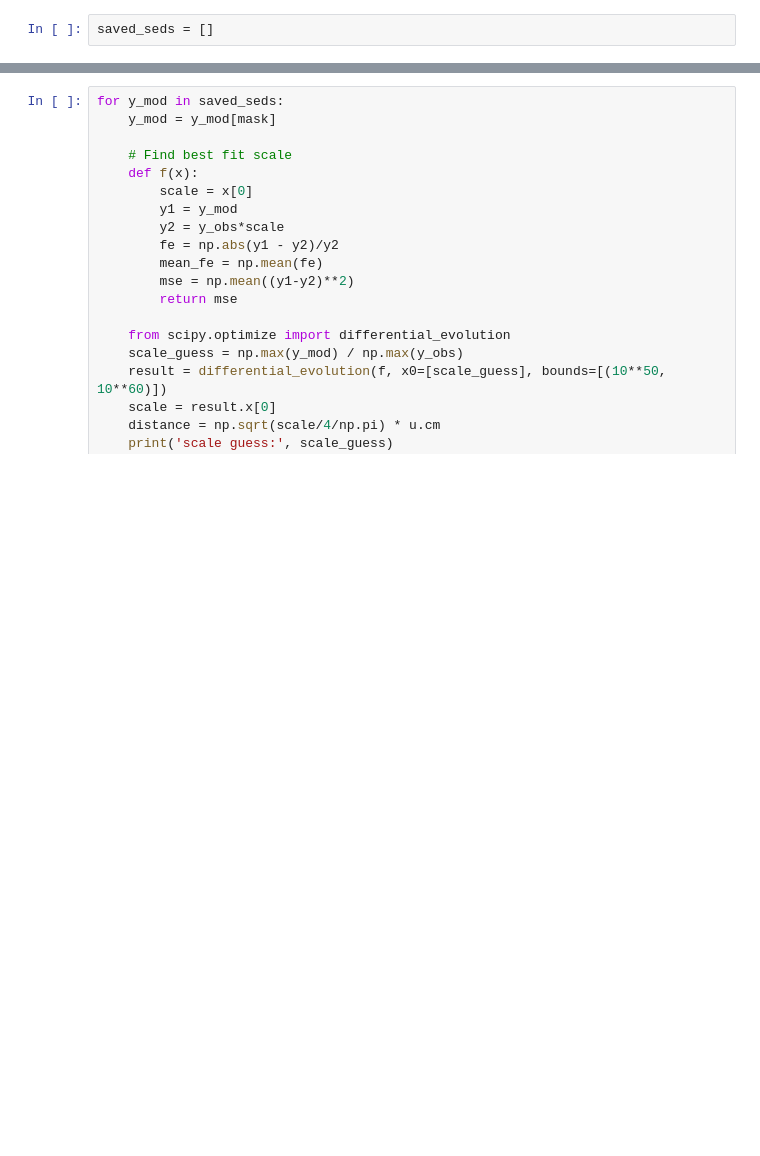
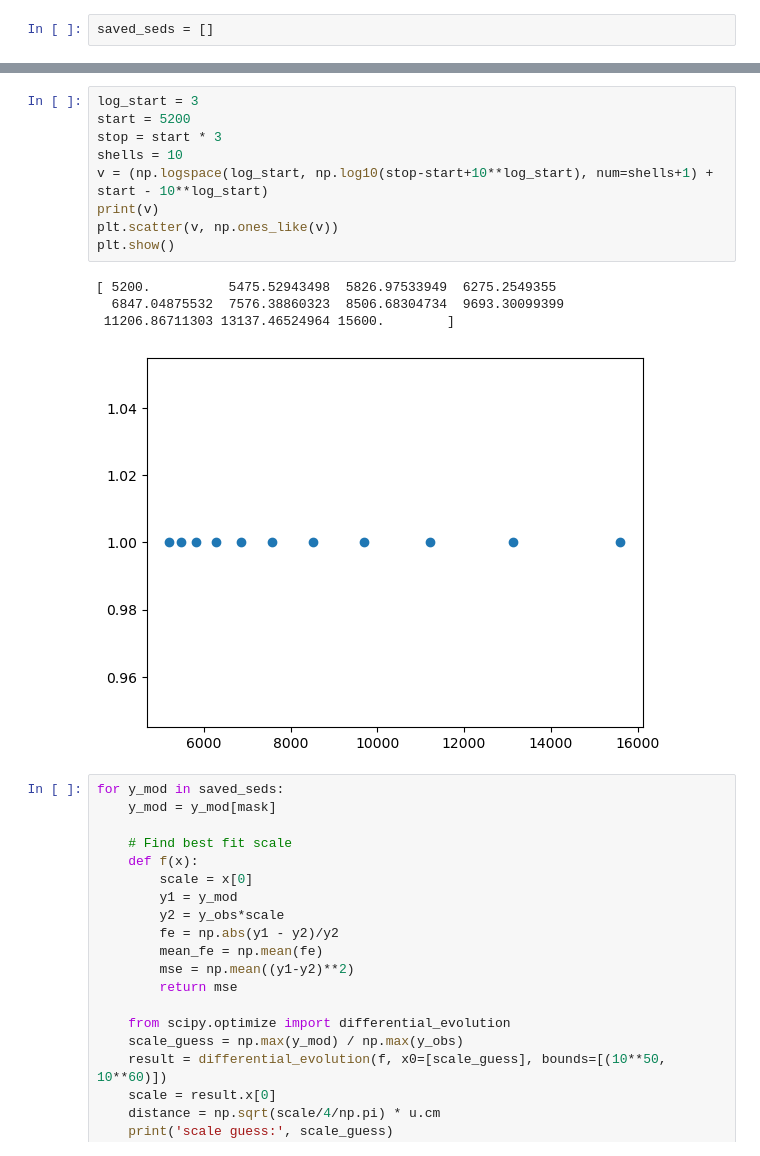
Before and after one commit to MichaelLukaszyk/iip-emulator, a Jupyter notebook: tardis_sandbox/tardis_sandbox.ipynb, the cells around one changed output, grey strips where cells are left out. Saved outputs shown, nothing was run; the diff lists cells and outputs as text; blank space fills up the shorter version.

```diff
--- a/tardis_sandbox/tardis_sandbox.ipynb
+++ b/tardis_sandbox/tardis_sandbox.ipynb
@@ -118,3 +102,17 @@ array([8.03641251e+33, 8.03641251e+33, 8.03641251e+33, 8.03641251e+33,
+# %%
+log_start = 3
+start = 5200
+stop = start * 3
+shells = 10
+v = (np.logspace(log_start, np.log10(stop-start+10**log_start), num=shells+1) + start - 10**log_start)
+print(v)
+plt.scatter(v, np.ones_like(v))
+plt.show()
+# %% [output]
+[ 5200.          5475.52943498  5826.97533949  6275.2549355
+  6847.04875532  7576.38860323  8506.68304734  9693.30099399
+ 11206.86711303 13137.46524964 15600.        ]
+[figure, added]
 # %%
 for y_mod in saved_seds:
     y_mod = y_mod[mask]
```
Also changed, not shown: parts of 9 cells of this notebook, 10 other files.
